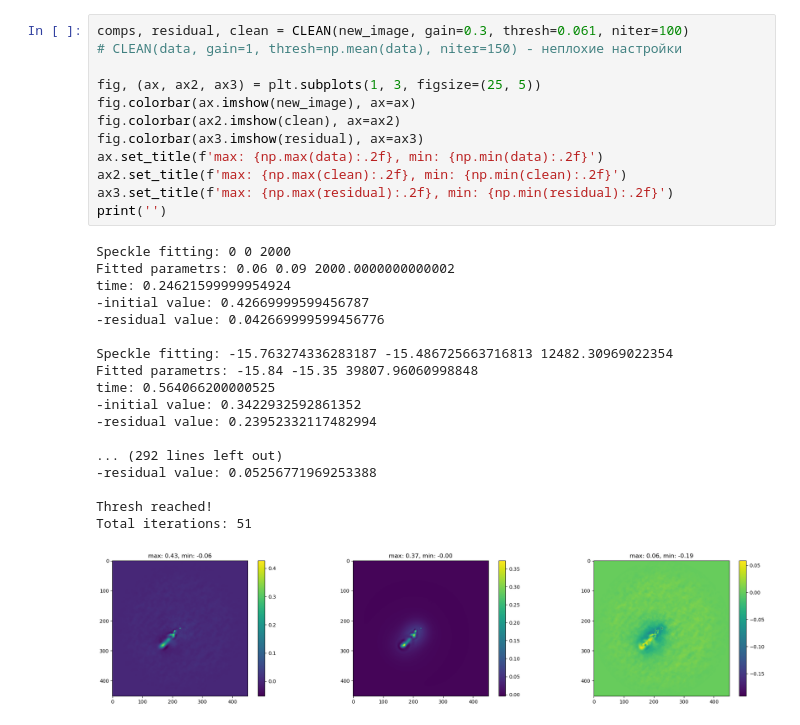
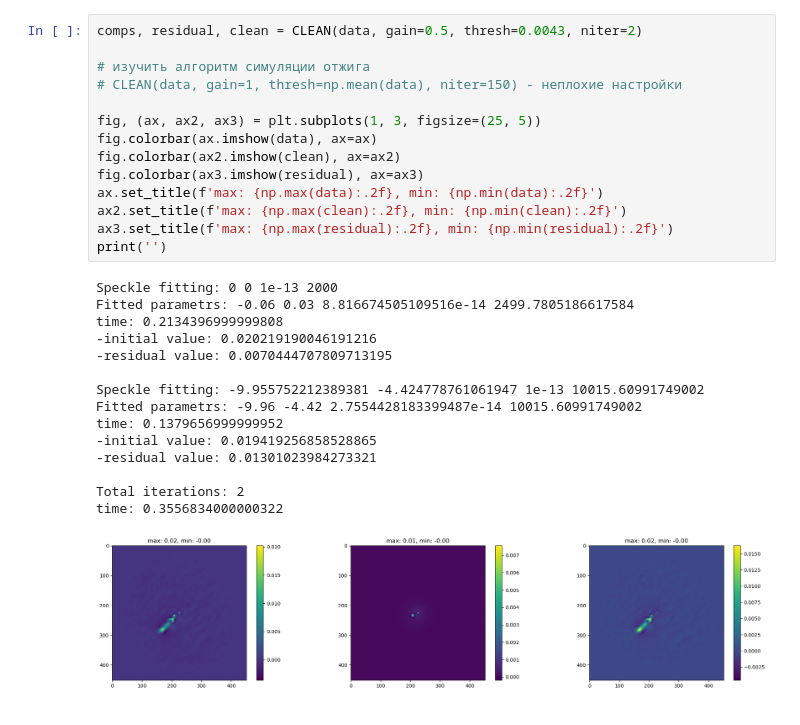
Before and after one commit to AntonMate/domecam, a Jupyter notebook: curvefitting_se.ipynb, the cells around one changed output. Saved outputs shown, nothing was run; the diff lists cells and outputs as text.

```diff
--- a/curvefitting_se.ipynb
+++ b/curvefitting_se.ipynb
@@ -283,31 +203,30 @@ mean 1: 0.0029639288282292293 mean 2: 0.002706172522313187
 # %%
-comps, residual, clean = CLEAN(new_image, gain=0.3, thresh=0.061, niter=100)
+comps, residual, clean = CLEAN(data, gain=0.5, thresh=0.0043, niter=2)
+
+# изучить алгоритм симуляции отжига
 # CLEAN(data, gain=1, thresh=np.mean(data), niter=150) - неплохие настройки
 
 fig, (ax, ax2, ax3) = plt.subplots(1, 3, figsize=(25, 5))
-fig.colorbar(ax.imshow(new_image), ax=ax)
+fig.colorbar(ax.imshow(data), ax=ax)
 fig.colorbar(ax2.imshow(clean), ax=ax2)
 fig.colorbar(ax3.imshow(residual), ax=ax3)
 ax.set_title(f'max: {np.max(data):.2f}, min: {np.min(data):.2f}')
 ax2.set_title(f'max: {np.max(clean):.2f}, min: {np.min(clean):.2f}')
 ax3.set_title(f'max: {np.max(residual):.2f}, min: {np.min(residual):.2f}')
 print('')
 # %% [output]
-Speckle fitting: 0 0 2000
-Fitted parametrs: 0.06 0.09 2000.0000000000002
-time: 0.24621599999954924
--initial value: 0.42669999599456787
--residual value: 0.042669999599456776
+Speckle fitting: 0 0 1e-13 2000
+Fitted parametrs: -0.06 0.03 8.816674505109516e-14 2499.7805186617584
+time: 0.2134396999999808
+-initial value: 0.020219190046191216
+-residual value: 0.0070444707809713195
 
-Speckle fitting: -15.763274336283187 -15.486725663716813 12482.30969022354
-Fitted parametrs: -15.84 -15.35 39807.96060998848
-time: 0.564066200000525
--initial value: 0.3422932592861352
--residual value: 0.23952332117482994
+Speckle fitting: -9.955752212389381 -4.424778761061947 1e-13 10015.60991749002
+Fitted parametrs: -9.96 -4.42 2.7554428183399487e-14 10015.60991749002
+time: 0.1379656999999952
+-initial value: 0.019419256858528865
+-residual value: 0.01301023984273321
 
-... (292 lines left out)
--residual value: 0.05256771969253388
-
-Thresh reached!
-Total iterations: 51
+Total iterations: 2
+time: 0.3556834000000322
-[figure, old version]
+[figure, new version]
```
Also changed, not shown: parts of 5 cells of this notebook, 5 other files.
